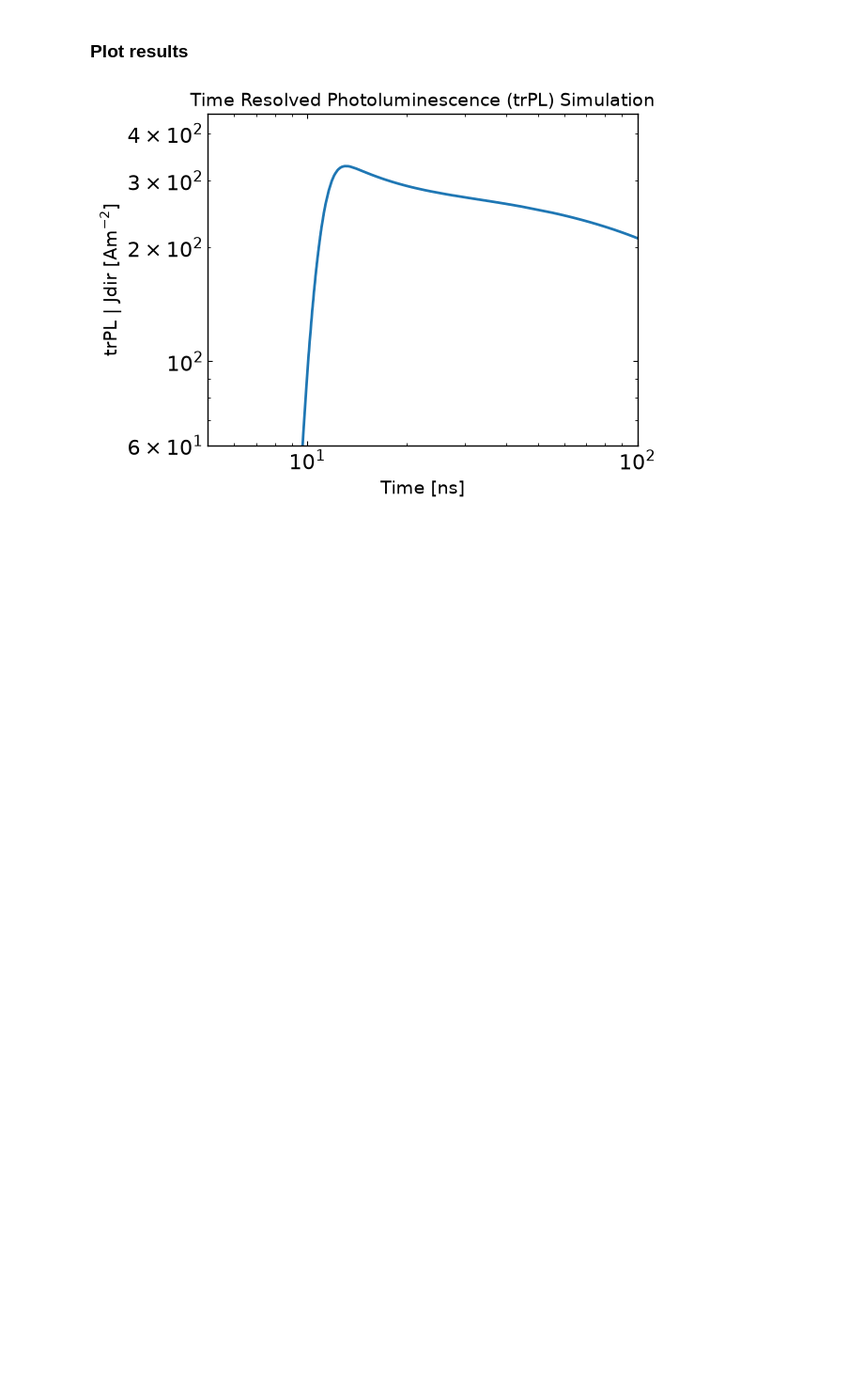
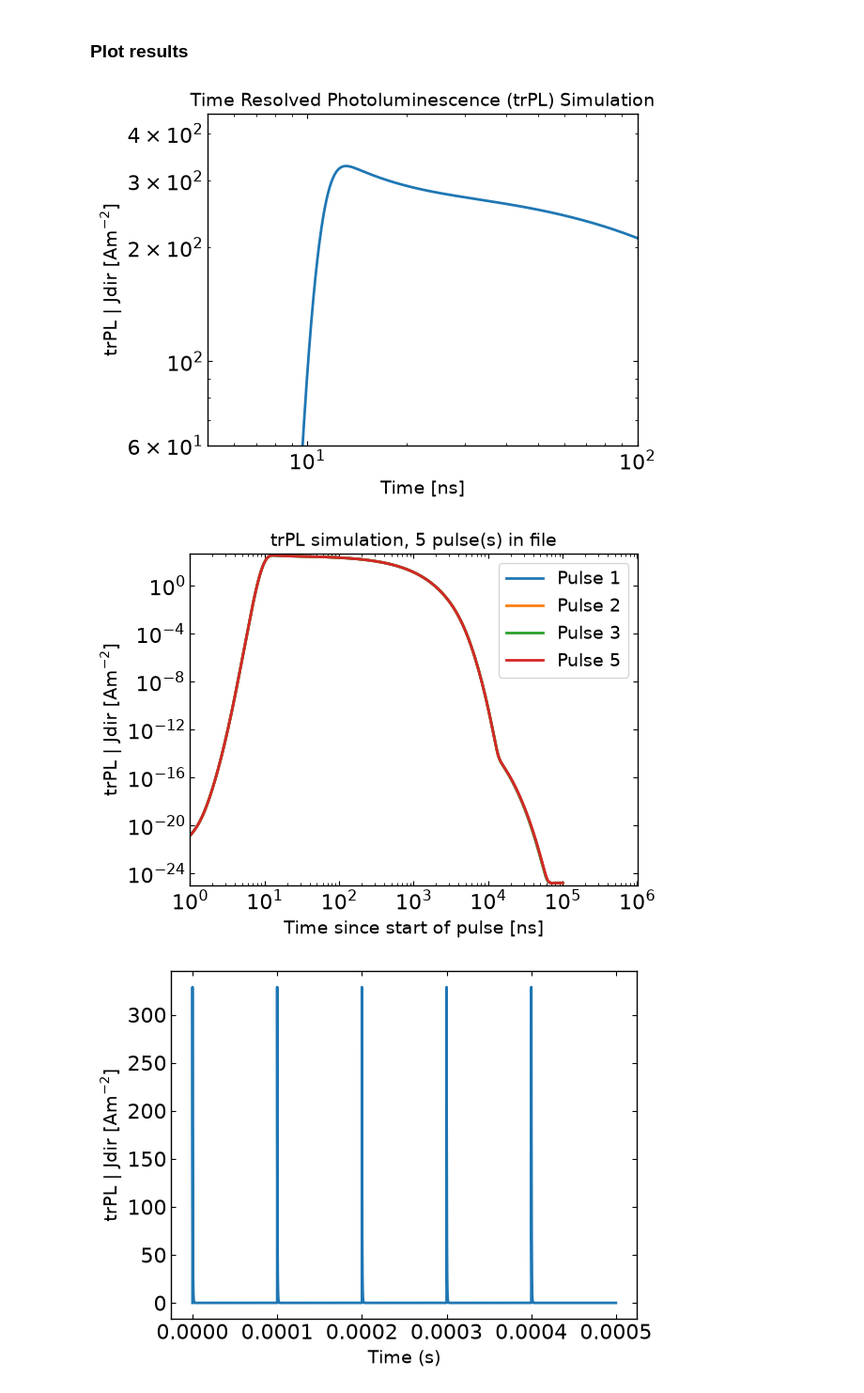
Before and after one commit to kostergroup/pySIMsalabim, a Jupyter notebook: Notebooks/trPL.ipynb, the cells around one changed output. Shown at 94% size. Cells and saved outputs as stored; diff of their text form; code cells hidden in the pictures; blank space fills up the shorter version.

Commit message:
add pulsed light freq

```diff
--- a/Notebooks/trPL.ipynb
+++ b/Notebooks/trPL.ipynb
@@ -41,6 +42,23 @@ ret, mess = run_trPL_simu(zimt_device_parameters, session_path, lyr_idx, t_max,
 plot_trPL(session_path, output_file = 'trPL.dat', xlim = [5E-9,1E-7], ylim = [60,450])
 # %% [output]
 [figure]
+# %%
+num_pulses = 5
+freq = 10e3
+ret, mess = run_trPL_simu(zimt_device_parameters, session_path, lyr_idx, t_max, t_scale, t_step, t_pulse, FWHM, num_pulses = num_pulses, freq = freq, output_file = 'trPL_multi.dat', tj_name = 'tj.dat',steps=250)
+# %%
+plot_trPL_pulse(session_path, output_file = 'trPL_multi.dat', freq = freq, t_pulse = t_pulse, pulse=[1,2,3,-1], xlim=[1E-9, 1E-3], ylim=[1E-25, 4.5E2])
+
+# Plot the tj File to see the full temporal response
+trPL_data = pd.read_csv(os.path.join(session_path, 'tj.dat'), sep=r'\s+')
+plt.figure()
+plt.plot(trPL_data['t'], trPL_data['JdirL1'])
+plt.xlabel('Time (s)')
+plt.ylabel('trPL | Jdir [Am$^{-2}$]')
+plt.show()
+# %% [output]
+[figure, added]
+[figure, added]
 # %%
 # Clean up the output files (comment out if you want to keep the output files)
 sim.clean_all_output(session_path)
```
Also changed, not shown: parts of 1 cell of this notebook, 6 other files.
